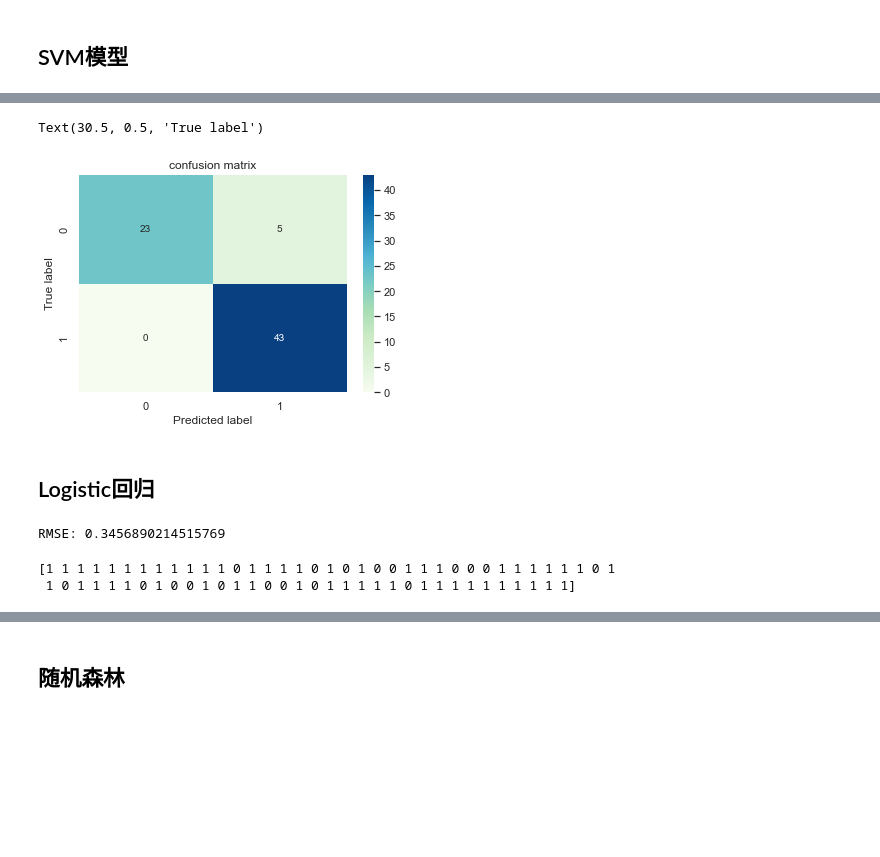
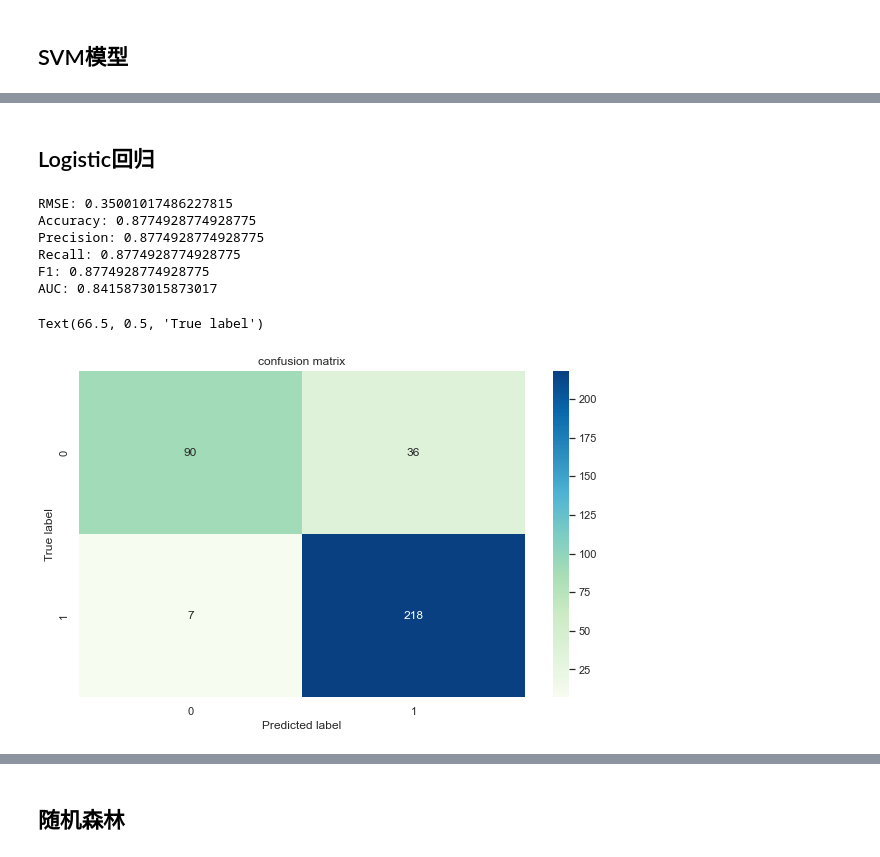
Before and after one commit to Lin-Johnson/Course-learning-materials-and-notes, a Jupyter notebook: First_Homework/Classification_problem.ipynb, the cells around one changed output, grey strips where cells are left out. Cells and saved outputs as stored; diff of their text form; code cells hidden in the pictures; blank space fills up the shorter version.

```diff
--- a/First_Homework/Classification_problem.ipynb
+++ b/First_Homework/Classification_problem.ipynb
@@ -112,46 +89,53 @@ F1 = 0.945054945054945
-# %%
-# 数据可视化
-sns.set()
-f,ax=plt.subplots()
-C=confusion_matrix(y_test, y_pre, labels=[0, 1])
-sns.heatmap(C,annot=True,ax=ax,cmap=plt.cm.GnBu) #热力图
-
-ax.set_title('confusion matrix') #标题
-ax.set_xlabel('Predicted label') #x轴
-ax.set_ylabel('True label') #y轴
-# %% [output]
-Text(30.5, 0.5, 'True label')
-[figure, removed]
 # %% [markdown]
 ## Logistic回归
 # %%
+from sklearn.model_selection import KFold
+from sklearn.metrics import mean_squared_error as MSE
+from math import sqrt
+from sklearn.linear_model import LinearRegression
 from sklearn.linear_model import LogisticRegression
 
-RMSE = []
+# 10折交叉验证
+k_fold = KFold(n_splits=10,shuffle=True,random_state=42)
+
+predict = []
+true = []
 
 for train_index, test_index in k_fold.split(x):
     train_x, test_x = x.iloc[train_index], x.iloc[test_index]
     train_y, test_y = y[train_index], y[test_index]
 
-    LogisticModel = LogisticRegression()
-    LogisticModel = LogisticModel.fit(train_x,train_y)
-    y_pre = LogisticModel.predict(test_x)
-    RMSE.append(sqrt(MSE(y_pre,test_y)))
+    Model = LogisticRegression(random_state=42)
+    Model = Model.fit(train_x,train_y)
+    pred_y = Model.predict(test_x)
+    predict.extend(pred_y)
+    true.extend(test_y)
 
-print("RMSE:",sum(RMSE) / len(RMSE))
+from sklearn.metrics import accuracy_score, precision_score, recall_score, f1_score, roc_auc_score
+print("RMSE:",sqrt(MSE(predict,true)))
+print("Accuracy:",accuracy_score(true,predict))
+print("Precision:",precision_score(true,predict,average='micro'))
+print("Recall:",recall_score(true,predict,average='micro'))
+print("F1:",f1_score(true,predict,average='micro'))
+# print(true)
+# print(predict)
+print("AUC:",roc_auc_score(true,predict,multi_class='ovo'))
+
+# 数据可视化
+sns.set()
+f,ax=plt.subplots(figsize=(10,6))
+C=confusion_matrix(true, predict, labels=[0, 1])
+sns.heatmap(C,annot=True,ax=ax,cmap=plt.cm.GnBu,fmt='g') #热力图
+
+ax.set_title('confusion matrix') #标题
+ax.set_xlabel('Predicted label') #x轴
+ax.set_ylabel('True label') #y轴
 # %% [output]
-RMSE: 0.3456890214515769
+RMSE: 0.35001017486227815
+Accuracy: 0.8774928774928775
+Precision: 0.8774928774928775
+Recall: 0.8774928774928775
+F1: 0.8774928774928775
+AUC: 0.8415873015873017
+Text(66.5, 0.5, 'True label')
+[figure, added]
-# %%
-# logistic预测
-y_train = train_set['column_ai'].copy()
-x_train = train_set.drop('column_ai', axis=1)
-y_test = test_set['column_ai'].copy()
-x_test = test_set.drop('column_ai', axis=1)
-
-LogisticModel = LogisticRegression()
-LogisticModel = LogisticModel.fit(x_train,y_train)
-y_pre = LogisticModel.predict(x_test)
-print(y_pre)
-# %% [output]
-[1 1 1 1 1 1 1 1 1 1 1 1 0 1 1 1 1 0 1 0 1 0 0 1 1 1 0 0 0 1 1 1 1 1 1 0 1
- 1 0 1 1 1 1 0 1 0 0 1 0 1 1 0 0 1 0 1 1 1 1 1 0 1 1 1 1 1 1 1 1 1 1]
```
Also changed, not shown: parts of 9 cells of this notebook.
